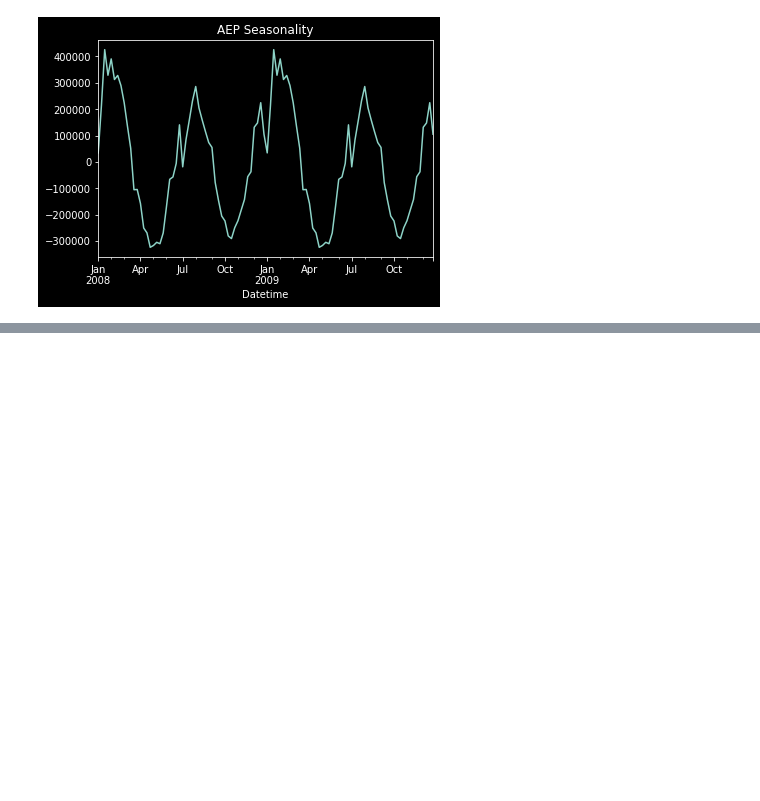
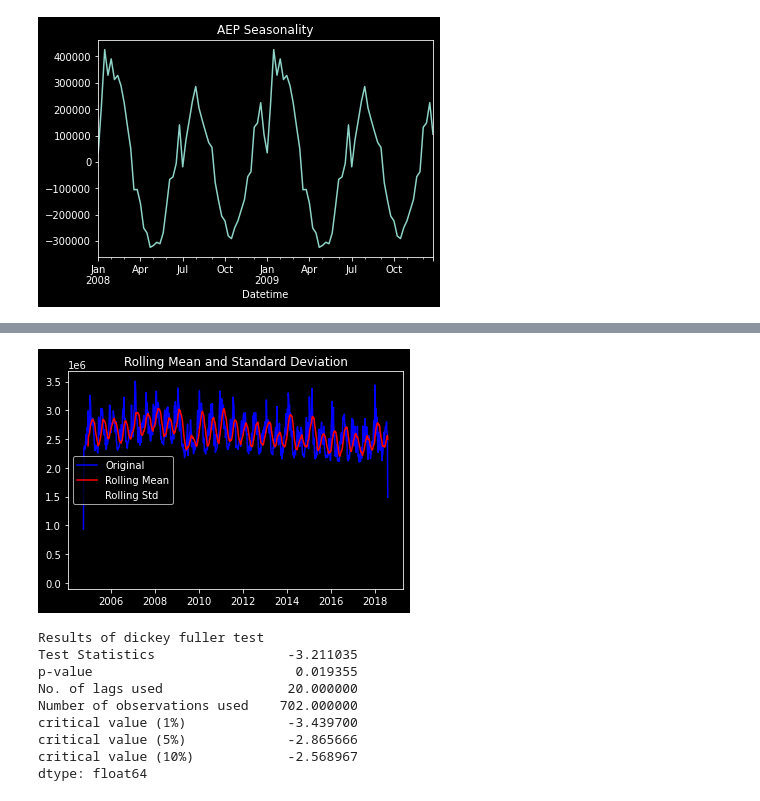
Before and after one commit to sarossilli/Power-Usage-Prediction, a Jupyter notebook: Notebook_EDA.ipynb, the cells around one changed output, grey strips where cells are left out. Drawn from its saved outputs; the diff is of its cells as text; code cells hidden in the pictures; blank space fills up the shorter version.

```diff
--- a/Notebook_EDA.ipynb
+++ b/Notebook_EDA.ipynb
@@ -119,0 +120,37 @@ result.trend.plot()
+# %%
+from statsmodels.tsa.stattools import adfuller
+
+def test_stationarity(timeseries):
+    #Determing rolling statistics
+    rolmean = timeseries.rolling(12).mean()
+    rolstd = timeseries.rolling(12).std()
+    #Plot rolling statistics:
+    plt.plot(timeseries, color='blue',label='Original')
+    plt.plot(rolmean, color='red', label='Rolling Mean')
+    plt.plot(rolstd, color='black', label = 'Rolling Std')
+    plt.legend(loc='best')
+    plt.title('Rolling Mean and Standard Deviation')
+    plt.show(block=False)
+
+    #perform dickey fuller test
+    print("Results of dickey fuller test")
+    adft = adfuller(timeseries,autolag='AIC')
+    # output for dft will give us without defining what the values are.
+    #hence we manually write what values does it explains using a for loop
+    output = pd.Series(adft[0:4],index=['Test Statistics','p-value','No. of lags used','Number of observations used'])
+    for key,values in adft[4].items():
+        output['critical value (%s)'%key] =  values
+    print(output)
+
+test_stationarity(data)
+# %% [output]
+[figure, added]
+Results of dickey fuller test
+Test Statistics                 -3.211035
+p-value                          0.019355
+No. of lags used                20.000000
+Number of observations used    702.000000
+critical value (1%)             -3.439700
+critical value (5%)             -2.865666
+critical value (10%)            -2.568967
+dtype: float64
```
Also changed, not shown: parts of 11 cells of this notebook, 4 other files.
